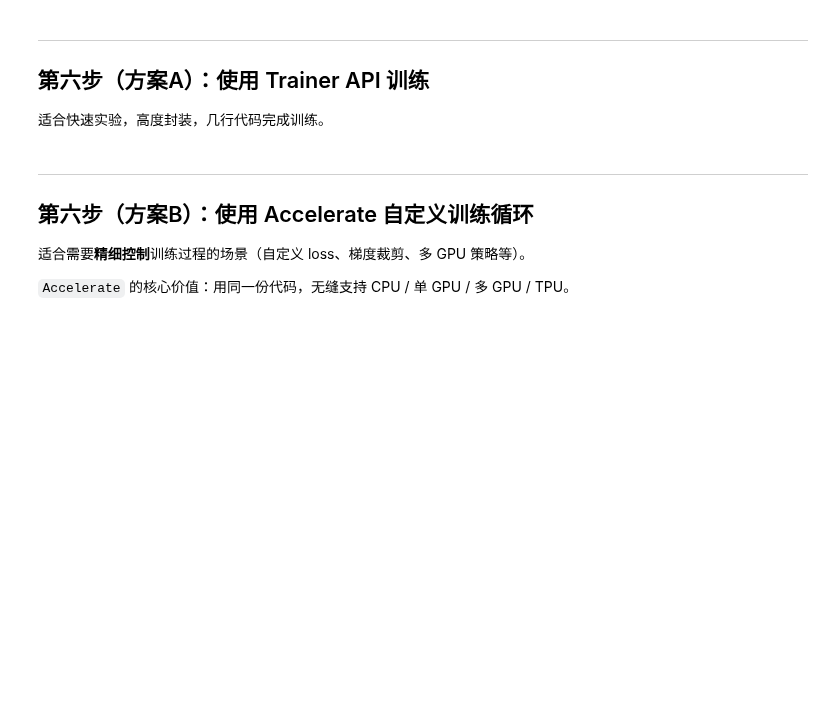
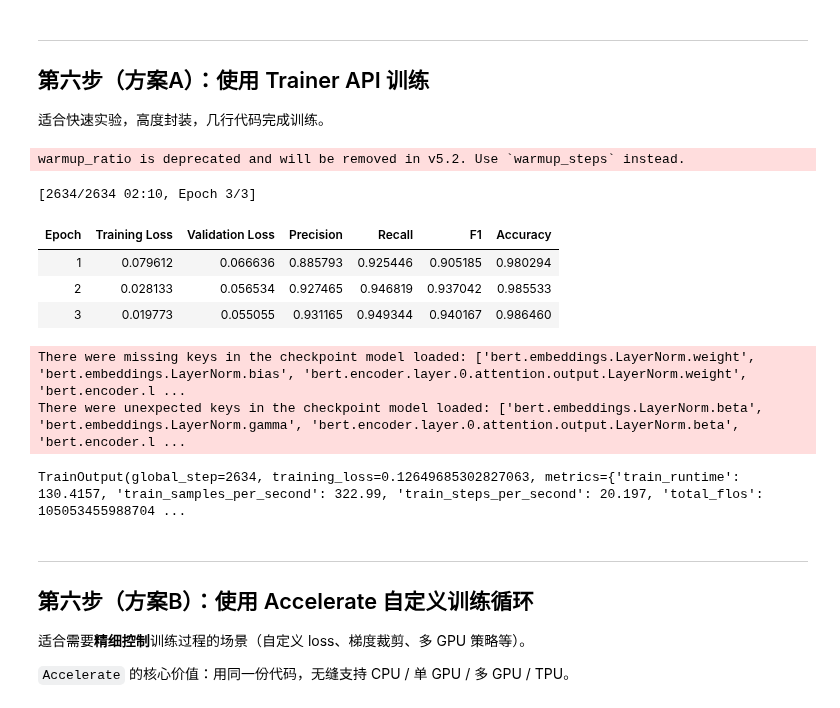
Before and after one commit to goosmanlei/llm-hf, a Jupyter notebook: chapter-07/section-02.summary.ipynb, the cells around one changed output. Drawn from its saved outputs; the diff is of its cells as text; code cells hidden in the pictures; blank space fills up the shorter version.

```diff
--- a/chapter-07/section-02.summary.ipynb
+++ b/chapter-07/section-02.summary.ipynb
@@ -335,34 +412,44 @@ args = TrainingArguments(
     # 批次大小
     per_device_train_batch_size=16,
     per_device_eval_batch_size=16,
 
     # 训练轮数
     num_train_epochs=3,
 
     # 评估与保存策略
     eval_strategy="epoch",             # 每个 epoch 结束后评估
     save_strategy="epoch",
     load_best_model_at_end=True,       # 训练结束时加载最佳模型
     metric_for_best_model="f1",        # 用 F1 选择最佳模型
     greater_is_better=True,
 
     fp16=True,                         # 混合精度训练，加速并节省显存
     logging_steps=50,
     report_to="none",
 )
 
 trainer = Trainer(
     model=model,
     args=args,
     train_dataset=tokenized_datasets["train"],
     eval_dataset=tokenized_datasets["validation"],
     data_collator=data_collator,
     compute_metrics=compute_metrics,
     processing_class=tokenizer,        # 新版 API，等价于 tokenizer=tokenizer
 )
 
-# trainer.train()
+trainer.train()
 # trainer.push_to_hub(commit_message="Training complete")
+# %% [output]
+warmup_ratio is deprecated and will be removed in v5.2. Use `warmup_steps` instead.
+[2634/2634 02:10, Epoch 3/3]
+| Epoch | Training Loss | Validation Loss | Precision | Recall | F1 | Accuracy |
+| 1 | 0.079612 | 0.066636 | 0.885793 | 0.925446 | 0.905185 | 0.980294 |
+| 2 | 0.028133 | 0.056534 | 0.927465 | 0.946819 | 0.937042 | 0.985533 |
+| 3 | 0.019773 | 0.055055 | 0.931165 | 0.949344 | 0.940167 | 0.986460 |
+There were missing keys in the checkpoint model loaded: ['bert.embeddings.LayerNorm.weight', 'bert.embeddings.LayerNorm.bias', 'bert.encoder.layer.0.attention.output.LayerNorm.weight', 'bert.encoder.l ...
+There were unexpected keys in the checkpoint model loaded: ['bert.embeddings.LayerNorm.beta', 'bert.embeddings.LayerNorm.gamma', 'bert.encoder.layer.0.attention.output.LayerNorm.beta', 'bert.encoder.l ...
+TrainOutput(global_step=2634, training_loss=0.12649685302827063, metrics={'train_runtime': 130.4157, 'train_samples_per_second': 322.99, 'train_steps_per_second': 20.197, 'total_flos': 105053455988704 ...
 # %% [markdown]
 ---
 ## 第六步（方案B）：使用 Accelerate 自定义训练循环
```
Also changed, not shown: parts of 13 cells of this notebook.
